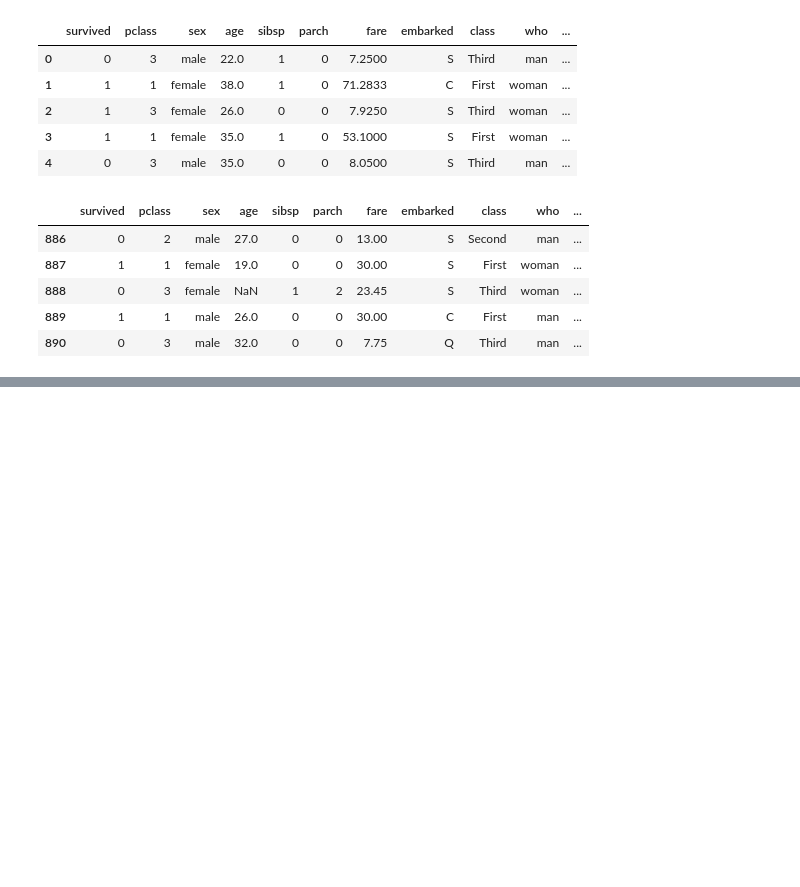
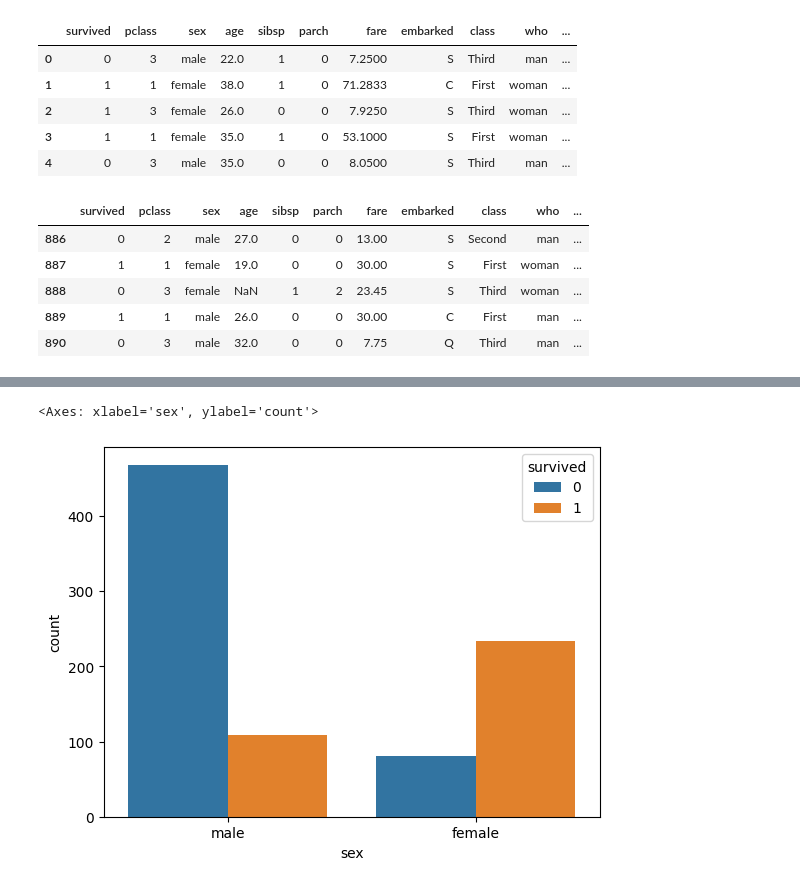
Before and after one commit to Greeshmitha2702/titanic-eda, a Jupyter notebook: main.ipynb, the cells around one changed output, grey strips where cells are left out. Drawn from its saved outputs; the diff is of its cells as text; code cells hidden in the pictures; blank space fills up the shorter version.

```diff
--- a/main.ipynb
+++ b/main.ipynb
@@ -40,0 +91,6 @@ titanic_data.tail()
+# %%
+#sex-wise survival counts
+sns.countplot(titanic_data,x='sex',hue='survived')
+# %% [output]
+<Axes: xlabel='sex', ylabel='count'>
+[figure, added]
```
Also changed, not shown: parts of 11 cells of this notebook.
